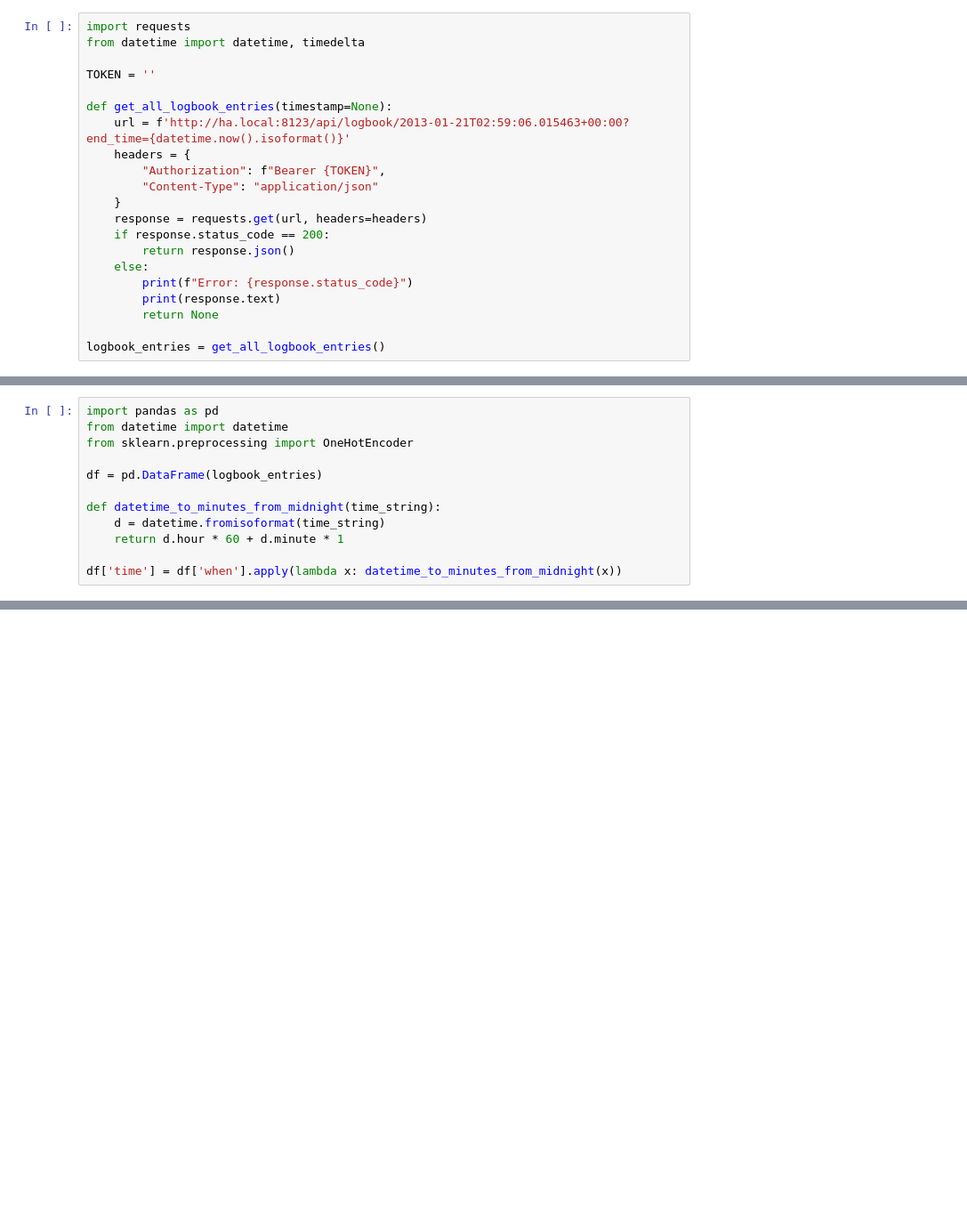
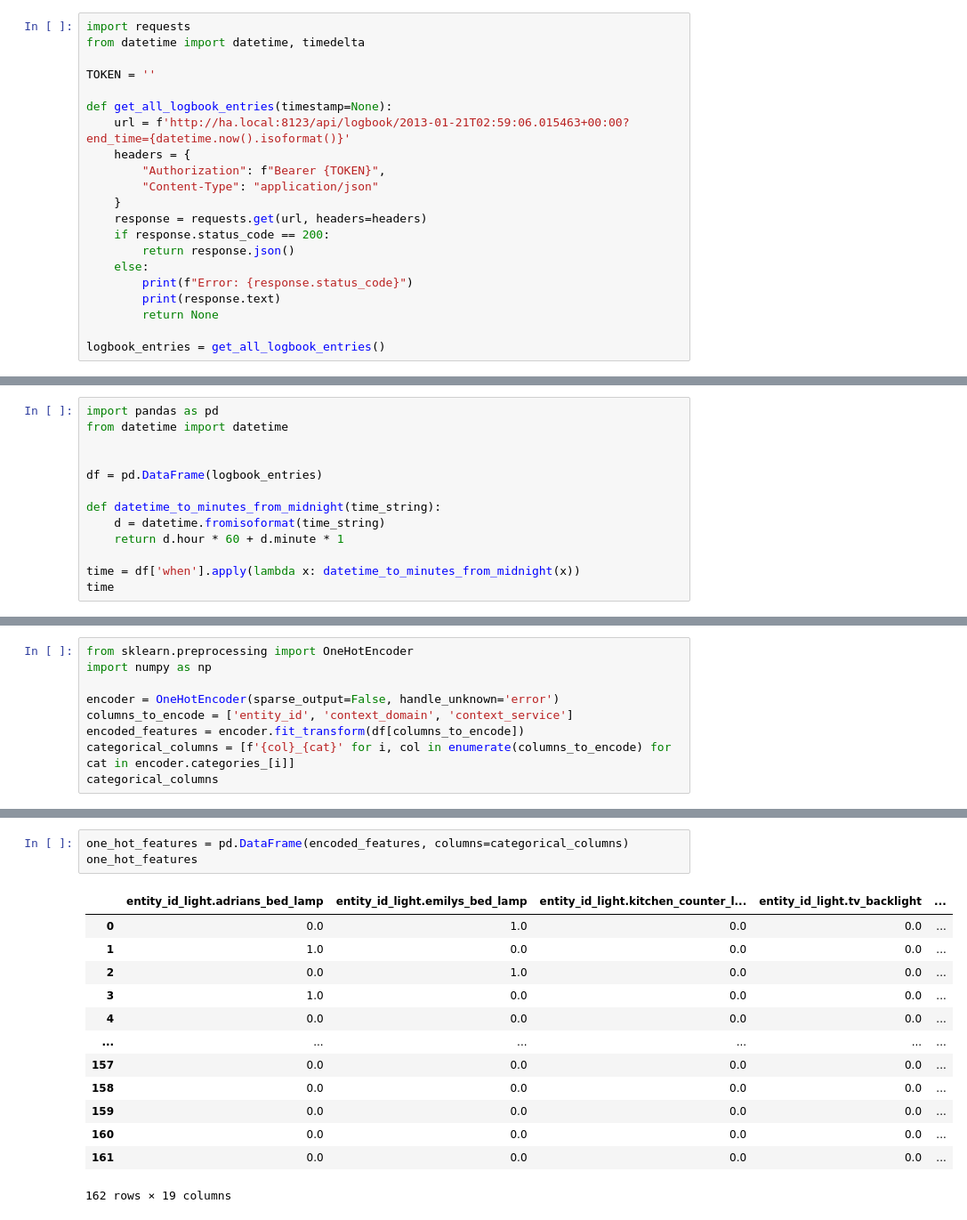
Before and after one commit to adrian-patterson/home-assistant-recommender, a Jupyter notebook: exploration.ipynb, the cells around one changed output, grey strips where cells are left out. Shown at 89% size. Saved outputs shown, nothing was run; the diff lists cells and outputs as text; blank space fills up the shorter version.

```diff
--- a/exploration.ipynb
+++ b/exploration.ipynb
@@ -44,7 +72,7 @@ logbook_entries
 # %%
 import pandas as pd
 from datetime import datetime
-from sklearn.preprocessing import OneHotEncoder
+
 
 df = pd.DataFrame(logbook_entries)
 
@@ -52,5 +80,6 @@ def datetime_to_minutes_from_midnight(time_string):
     d = datetime.fromisoformat(time_string)
     return d.hour * 60 + d.minute * 1
 
-df['time'] = df['when'].apply(lambda x: datetime_to_minutes_from_midnight(x))
+time = df['when'].apply(lambda x: datetime_to_minutes_from_midnight(x))
+time
 # %% [output]
@@ -57,0 +98,9 @@ ValueError: Shape of passed values is (13340, 1), indices imply (13340, 43)
+# %%
+from sklearn.preprocessing import OneHotEncoder
+import numpy as np
+
+encoder = OneHotEncoder(sparse_output=False, handle_unknown='error')
+columns_to_encode = ['entity_id', 'context_domain', 'context_service']
+encoded_features = encoder.fit_transform(df[columns_to_encode])
+categorical_columns = [f'{col}_{cat}' for i, col in enumerate(columns_to_encode) for cat in encoder.categories_[i]]
+categorical_columns
@@ -57,0 +127,17 @@ ValueError: Shape of passed values is (13340, 1), indices imply (13340, 43)
+# %%
+one_hot_features = pd.DataFrame(encoded_features, columns=categorical_columns)
+one_hot_features
+# %% [output]
+|  | entity_id_light.adrians_bed_lamp | entity_id_light.emilys_bed_lamp | entity_id_light.kitchen_counter_l... | entity_id_light.tv_backlight | ... |
+| 0 | 0.0 | 1.0 | 0.0 | 0.0 | ... |
+| 1 | 1.0 | 0.0 | 0.0 | 0.0 | ... |
+| 2 | 0.0 | 1.0 | 0.0 | 0.0 | ... |
+| 3 | 1.0 | 0.0 | 0.0 | 0.0 | ... |
+| 4 | 0.0 | 0.0 | 0.0 | 0.0 | ... |
+| ... | ... | ... | ... | ... | ... |
+| 157 | 0.0 | 0.0 | 0.0 | 0.0 | ... |
+| 158 | 0.0 | 0.0 | 0.0 | 0.0 | ... |
+| 159 | 0.0 | 0.0 | 0.0 | 0.0 | ... |
+| 160 | 0.0 | 0.0 | 0.0 | 0.0 | ... |
+| 161 | 0.0 | 0.0 | 0.0 | 0.0 | ... |
+162 rows × 19 columns
```
Also changed, not shown: parts of 12 cells of this notebook.
